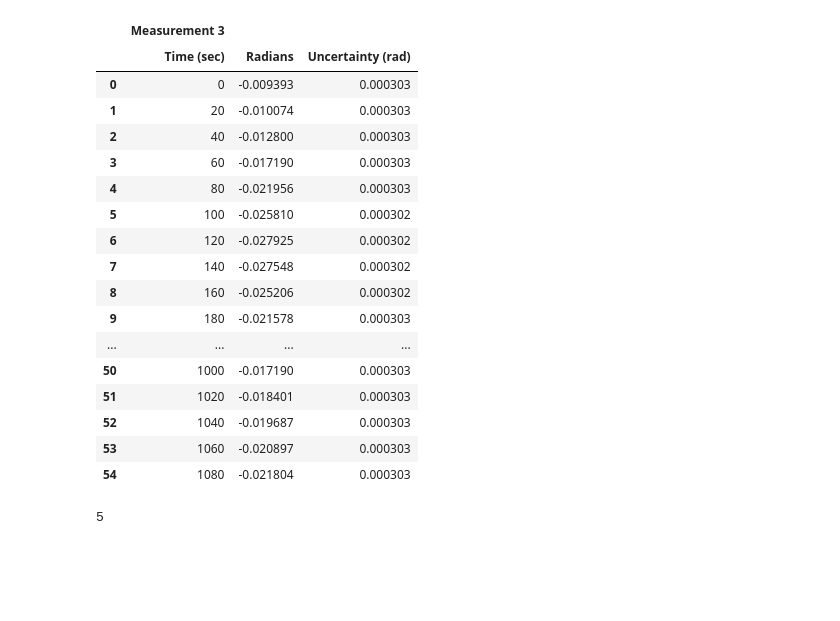
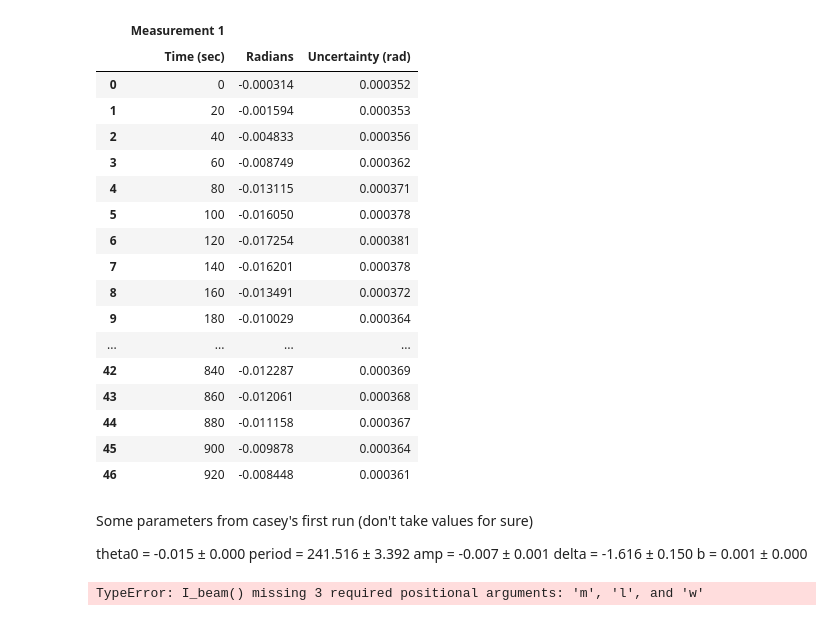
Before and after one commit to Steinburglar/advanced_exp, a Jupyter notebook: FAFO/TestLucas.ipynb, the cells around one changed output. Cells and saved outputs as stored; diff of their text form; code cells hidden in the pictures; blank space fills up the shorter version.

```diff
--- a/FAFO/TestLucas.ipynb
+++ b/FAFO/TestLucas.ipynb
@@ -21,21 +4,0 @@ MultiIndex([('Measurement 4',      'Time (sec)'),
-# %%
-display(dfs[2])
-# %% [output]
-|  | Measurement 3 |  |  |
-|  | Time (sec) | Radians | Uncertainty (rad) |
-| 0 | 0 | -0.009393 | 0.000303 |
-| 1 | 20 | -0.010074 | 0.000303 |
-| 2 | 40 | -0.012800 | 0.000303 |
-| 3 | 60 | -0.017190 | 0.000303 |
-| 4 | 80 | -0.021956 | 0.000303 |
-| 5 | 100 | -0.025810 | 0.000302 |
-| 6 | 120 | -0.027925 | 0.000302 |
-| 7 | 140 | -0.027548 | 0.000302 |
-| 8 | 160 | -0.025206 | 0.000302 |
-| 9 | 180 | -0.021578 | 0.000303 |
-| ... | ... | ... | ... |
-| 50 | 1000 | -0.017190 | 0.000303 |
-| 51 | 1020 | -0.018401 | 0.000303 |
-| 52 | 1040 | -0.019687 | 0.000303 |
-| 53 | 1060 | -0.020897 | 0.000303 |
-| 54 | 1080 | -0.021804 | 0.000303 |
@@ -44,4 +5,30 @@ x = (5,18)
-# %%
-x[0]
-# %% [output]
-5
+# %%
+df1 = dfs[0]
+display(df1)
+# %% [output]
+|  | Measurement 1 |  |  |
+|  | Time (sec) | Radians | Uncertainty (rad) |
+| 0 | 0 | -0.000314 | 0.000352 |
+| 1 | 20 | -0.001594 | 0.000353 |
+| 2 | 40 | -0.004833 | 0.000356 |
+| 3 | 60 | -0.008749 | 0.000362 |
+| 4 | 80 | -0.013115 | 0.000371 |
+| 5 | 100 | -0.016050 | 0.000378 |
+| 6 | 120 | -0.017254 | 0.000381 |
+| 7 | 140 | -0.016201 | 0.000378 |
+| 8 | 160 | -0.013491 | 0.000372 |
+| 9 | 180 | -0.010029 | 0.000364 |
+| ... | ... | ... | ... |
+| 42 | 840 | -0.012287 | 0.000369 |
+| 43 | 860 | -0.012061 | 0.000368 |
+| 44 | 880 | -0.011158 | 0.000367 |
+| 45 | 900 | -0.009878 | 0.000364 |
+| 46 | 920 | -0.008448 | 0.000361 |
+# %% [markdown]
+Some parameters from casey's first run (don't take values for sure)
+
+theta0 = -0.015 ± 0.000
+  period = 241.516 ± 3.392
+  amp = -0.007 ± 0.001
+  delta = -1.616 ± 0.150
+  b = 0.001 ± 0.000
@@ -47,0 +44,5 @@ x[0]
+# %%
+del_theta= DeltaTheta(theta0, theta1)
+Ibeam = I_beam()
+# %% [output]
+TypeError: I_beam() missing 3 required positional arguments: 'm', 'l', and 'w'
```
Also changed, not shown: parts of 3 cells of this notebook, 3 other files.
